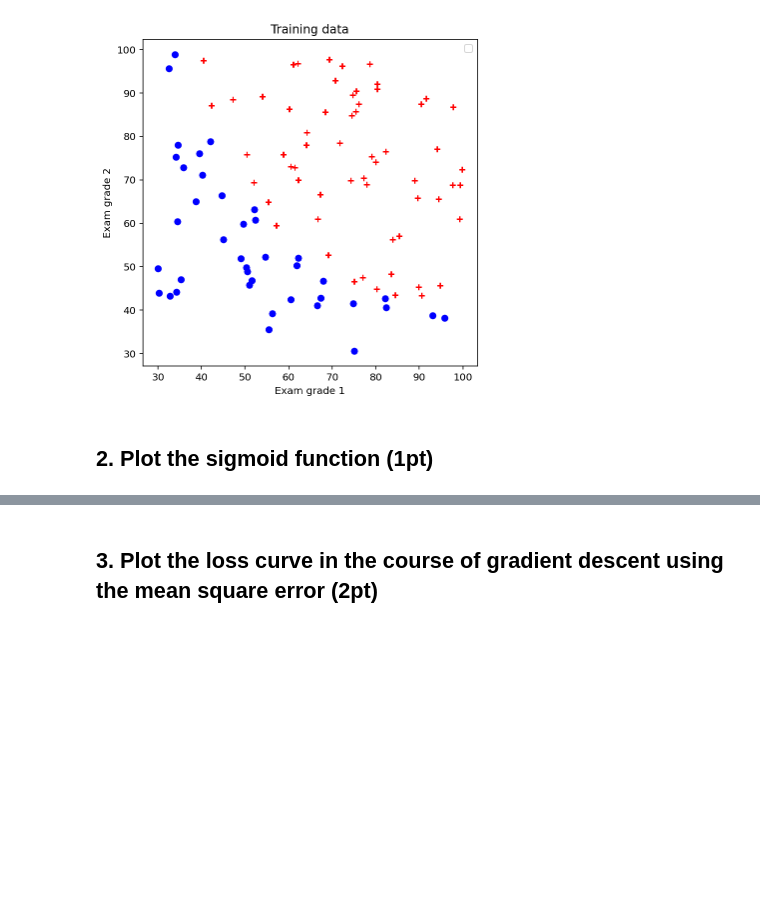
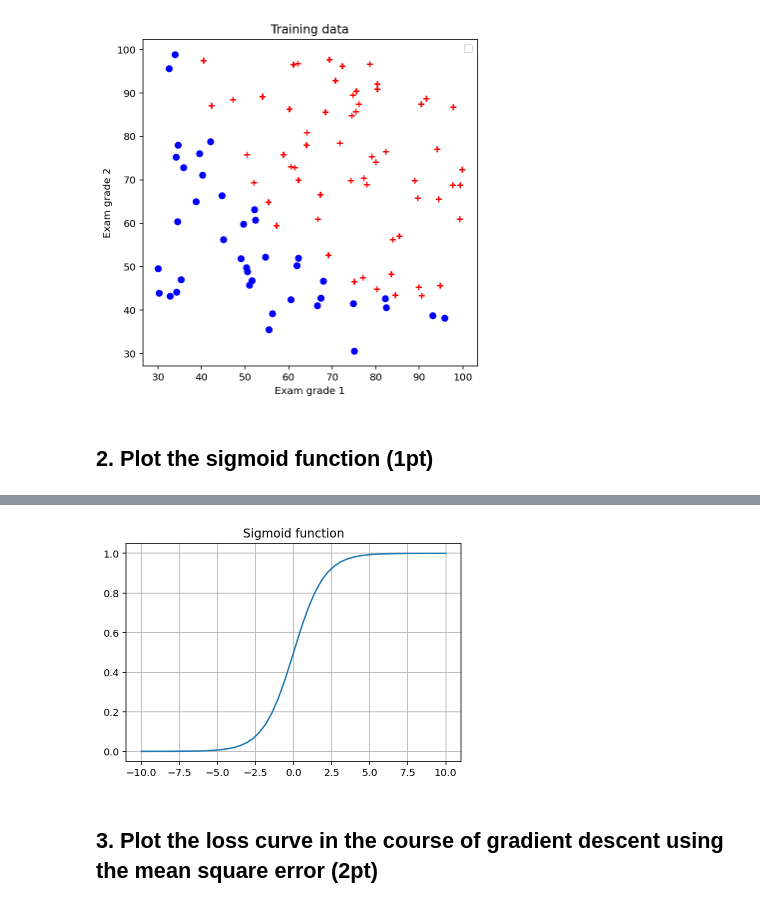
Before and after one commit to yesoly/MachineLearningProject, a Jupyter notebook: Assignment04.ipynb, the cells around one changed output, grey strips where cells are left out. Cells and saved outputs as stored; diff of their text form; code cells hidden in the pictures; blank space fills up the shorter version.

Commit message:
Plot the sigmoid function

```diff
--- a/Assignment04.ipynb
+++ b/Assignment04.ipynb
@@ -80,7 +80,7 @@ You may use functions `np.exp`, `np.linspace`.
 # %%
 def sigmoid(z):
 
-    sigmoid_f =
+    sigmoid_f = 1.0 / (1.0 + np.exp(-z))
 
     return sigmoid_f
 
@@ -88,10 +88,11 @@ def sigmoid(z):
 # plot
 x_values = np.linspace(-10,10)
 
-plt.figure(2)
+fig_2 = plt.figure(2)
 plt.plot(x_values,sigmoid(x_values))
 plt.title("Sigmoid function")
 plt.grid(True)
+fig_2.savefig('sigmoid function.png')
 # %% [output]
 [figure]
 # %% [markdown]
@@ -450,3 +448,7 @@ fig_1
+# %%
+fig_2
+# %% [output]
+[figure, added]
 # %% [markdown]
 ## 3. Plot the loss curve in the course of gradient descent using the mean square error (2pt)
 # %%
```
Also changed, not shown: parts of 1 cell of this notebook.
